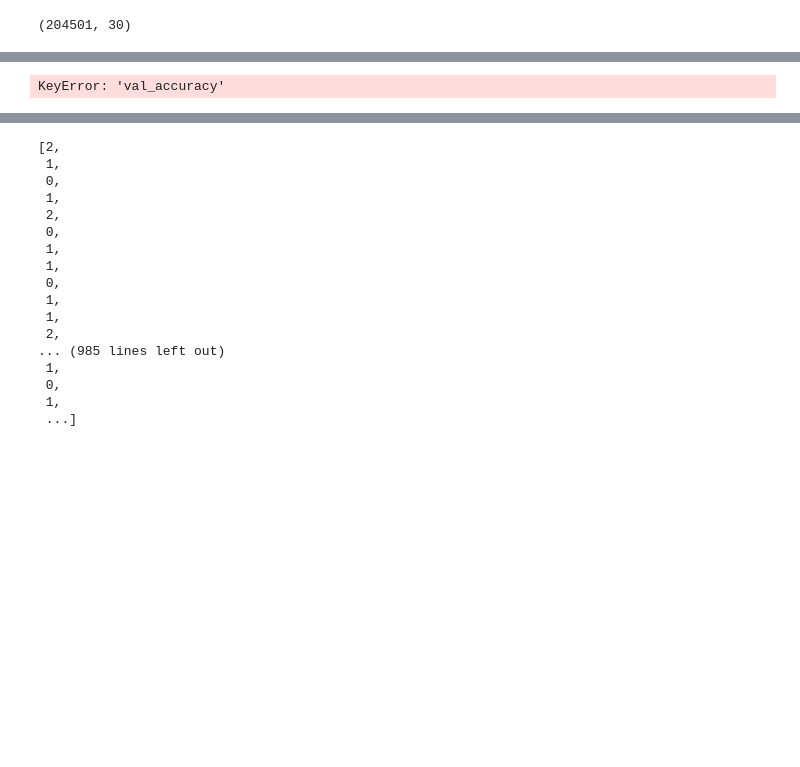
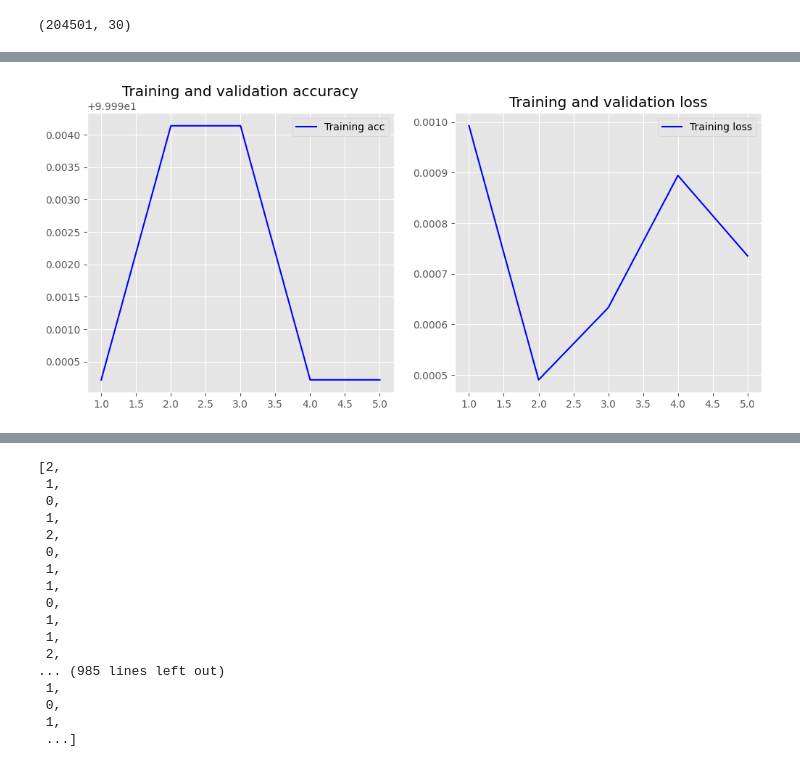
Before and after one commit to jwise1/workspaceThesis, a Jupyter notebook: passwordSecRNN.ipynb, the cells around one changed output, grey strips where cells are left out. Drawn from its saved outputs; the diff is of its cells as text; code cells hidden in the pictures; blank space fills up the shorter version.

```diff
--- a/passwordSecRNN.ipynb
+++ b/passwordSecRNN.ipynb
@@ -12,5 +10,5 @@ WARNING:tensorflow:From c:\Users\PC\Desktop\Projects\Academics\Thesis\workspaceT
 # %%
-data = pd.read_csv("data.csv", on_bad_lines='skip')
+data = pd.read_csv("./data/passSecData/data.csv", on_bad_lines='skip')
 # %%
 len(data)
 # %% [output]
@@ -22,9 +20,11 @@ len(data)
 # %% [output]
 669639
 # %%
-df_0 = data[data.strength==0]
-df_1 = data[data.strength==1]
-df_2 = data[data.strength==2]
+df_0 = data[data.scores==0]
+df_1 = data[data.scores==1]
+df_2 = data[data.scores==2]
+df_3 = data[data.scores==3]
+df_4 = data[data.scores==4]
 # %%
 from sklearn.utils import resample
 df_majority_downsampled = resample(df_1, replace=False, n_samples=83137, random_state=123)
@@ -197,7 +212,7 @@ fold_no = 1
 for train, test in kfold.split(inputs, targets):
 
     model = models.Sequential()
-    model.add(layers.Input(30,dtype='int32'))
+    model.add(layers.Input((30,),dtype='int32'))
     model.add(layers.Embedding(input_dim=93,output_dim=10, input_length=30,trainable=True))
     model.add(layers.LSTM(64, return_sequences=True))
     model.add(layers.LSTM(32))
@@ -213,7 +228,7 @@ for train, test in kfold.split(inputs, targets):
 
     # Fit data to model
     history = model.fit(inputs[train], targets[train],
-              batch_size=100,
+              batch_size=128,
               epochs=5,
               verbose=1)
 
@@ -277,30 +299,28 @@ Average scores for all folds:
 # %%
 import matplotlib.pyplot as plt
 plt.style.use('ggplot')
 
 def plot_history(history):
-    acc = history.history['accuracy']
-    val_acc = history.history['val_accuracy']
-    loss = history.history['loss']
-    val_loss = history.history['val_loss']
+    acc = acc_per_fold
+    loss = loss_per_fold
     x = range(1, len(acc) + 1)
 
     plt.figure(figsize=(12, 5))
     plt.subplot(1, 2, 1)
     plt.plot(x, acc, 'b', label='Training acc')
-    plt.plot(x, val_acc, 'r', label='Validation acc')
+   # plt.plot(x, val_acc, 'r', label='Validation acc')
     plt.title('Training and validation accuracy')
     plt.legend()
     plt.subplot(1, 2, 2)
     plt.plot(x, loss, 'b', label='Training loss')
-    plt.plot(x, val_loss, 'r', label='Validation loss')
+   # plt.plot(x, val_loss, 'r', label='Validation loss')
     plt.title('Training and validation loss')
     plt.legend()
 
 %matplotlib inline
 plot_history(history)
 # %% [output]
-KeyError: 'val_accuracy'
+[figure, added]
 # %%
 from sklearn.metrics import roc_auc_score
 output_test = model.predict(x_test)
```
Also changed, not shown: parts of 14 cells of this notebook.
